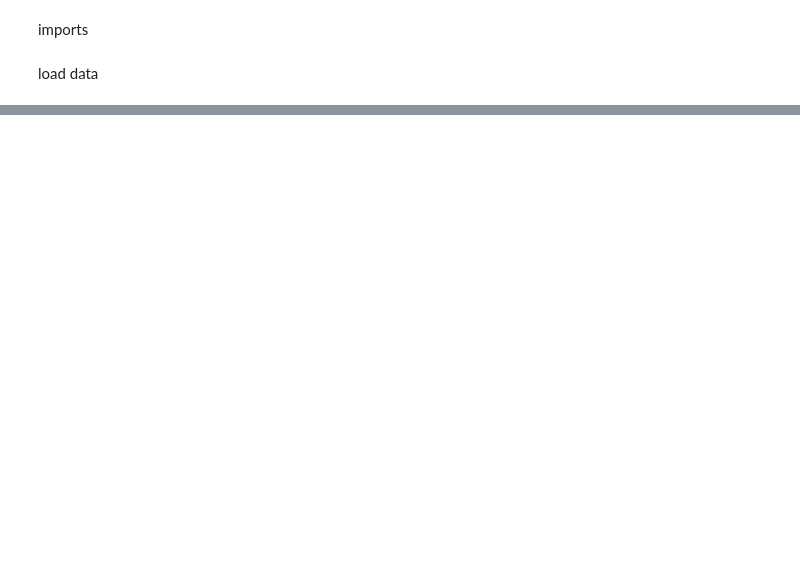
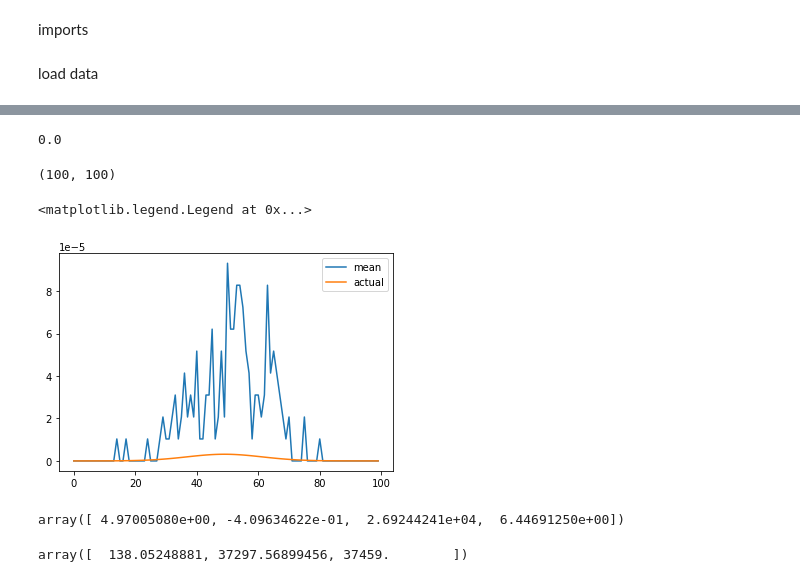
Before and after one commit to alec-gironda/Bose-Einstein-Condensate-NN, a Jupyter notebook: gaussian_fit.ipynb, the cells around one changed output, grey strips where cells are left out. Saved outputs shown, nothing was run; the diff lists cells and outputs as text; code cells hidden in the pictures; blank space fills up the shorter version.

```diff
--- a/gaussian_fit.ipynb
+++ b/gaussian_fit.ipynb
@@ -111,0 +375,38 @@ N_mse
+# %%
+mean_test_im = np.mean(test_ims,axis = 0)
+# %%
+mean_test_im = (mean_test_im - np.min(mean_test_im)) / np.max(mean_test_im)
+# %%
+np.min(mean_test_im)
+# %% [output]
+0.0
+# %%
+x = np.linspace(-49, 50, 100)
+y = np.linspace(-49, 50, 100)
+x, y = np.meshgrid(x, y)
+
+num_atoms = 100000
+dimensions = 2
+temp = 150
+
+trans_temp = (num_atoms/(2*1*1.645))**(1/dimensions)
+num_BEC_atoms = num_atoms*(1-(temp/trans_temp)**dimensions)
+
+actual = analytical_eq((x,y),0,0,num_BEC_atoms,temp)
+# %%
+length = 100
+actual = np.reshape(actual,(length,length))
+actual.shape
+# %% [output]
+(100, 100)
+# %%
+#mean gaussian
+
+row = 0
+
+plt.plot(np.arange(len(mean_test_im[0])),mean_test_im[row],label = "mean")
+plt.plot(np.arange(len(mean_test_im[0])),actual[row],label = "actual")
+plt.legend()
+# %% [output]
+<matplotlib.legend.Legend at 0x...>
+[figure, added]
@@ -111,0 +427,8 @@ N_mse
+# %%
+popt
+# %% [output]
+array([ 4.97005080e+00, -4.09634622e-01,  2.69244241e+04,  6.44691250e+00])
+# %%
+labs[indx]
+# %% [output]
+array([  138.05248881, 37297.56899456, 37459.        ])
```
Also changed, not shown: parts of 86 cells of this notebook, 2 other files.
